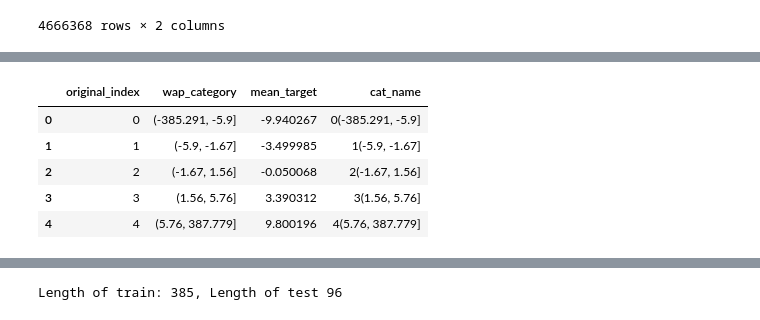
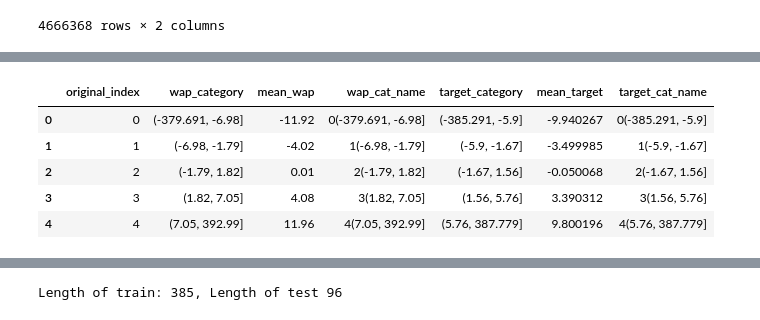
Before and after one commit to nickojelly/OptiverKaggle, a Jupyter notebook: Optiver_v0.3.5.ipynb, the cells around one changed output, grey strips where cells are left out. Drawn from its saved outputs; the diff is of its cells as text; code cells hidden in the pictures.

```diff
--- a/Optiver_v0.3.5.ipynb
+++ b/Optiver_v0.3.5.ipynb
@@ -893,3 +898,4 @@ X[["wap_category", "wap_price_t-60"]]
 # %%
-X["wap_category"] = pd.qcut(X["target"], q=5)
+X["wap_category"] = pd.qcut(X["wap_price_t-60"], q=5)
+X["target_category"] = pd.qcut(X["target"], q=5)
 # %%
@@ -906,15 +910,18 @@ tensor([0.7998, 0.7996, 0.8005, 0.7998, 0.8003], device='cuda:0',
        dtype=torch.float64)
 # %%
-means = X.groupby('wap_category')['target'].median().reset_index().reset_index(names='original_index').rename(columns={'target':'mean_target'})
-means['cat_name'] = means['original_index'].astype(str)+means['wap_category'].astype(str)
+means_target = X.groupby('target_category')['target'].median().reset_index().reset_index(names='original_index').rename(columns={'target':'mean_target'})
+means_target['target_cat_name'] = means_target['original_index'].astype(str)+means_target['target_category'].astype(str)
+means = X.groupby('wap_category')['wap_price_t-60'].median().reset_index().reset_index(names='original_index').rename(columns={'wap_price_t-60':'mean_wap'})
+means['wap_cat_name'] = means['original_index'].astype(str)+means['wap_category'].astype(str)
+means = means.merge(means_target,on='original_index')
 means
 # %% [output]
-|  | original_index | wap_category | mean_target | cat_name |
-| 0 | 0 | (-385.291, -5.9] | -9.940267 | 0(-385.291, -5.9] |
-| 1 | 1 | (-5.9, -1.67] | -3.499985 | 1(-5.9, -1.67] |
-| 2 | 2 | (-1.67, 1.56] | -0.050068 | 2(-1.67, 1.56] |
-| 3 | 3 | (1.56, 5.76] | 3.390312 | 3(1.56, 5.76] |
-| 4 | 4 | (5.76, 387.779] | 9.800196 | 4(5.76, 387.779] |
+|  | original_index | wap_category | mean_wap | wap_cat_name | target_category | mean_target | target_cat_name |
+| 0 | 0 | (-379.691, -6.98] | -11.92 | 0(-379.691, -6.98] | (-385.291, -5.9] | -9.940267 | 0(-385.291, -5.9] |
+| 1 | 1 | (-6.98, -1.79] | -4.02 | 1(-6.98, -1.79] | (-5.9, -1.67] | -3.499985 | 1(-5.9, -1.67] |
+| 2 | 2 | (-1.79, 1.82] | 0.01 | 2(-1.79, 1.82] | (-1.67, 1.56] | -0.050068 | 2(-1.67, 1.56] |
+| 3 | 3 | (1.82, 7.05] | 4.08 | 3(1.82, 7.05] | (1.56, 5.76] | 3.390312 | 3(1.56, 5.76] |
+| 4 | 4 | (7.05, 392.99] | 11.96 | 4(7.05, 392.99] | (5.76, 387.779] | 9.800196 | 4(5.76, 387.779] |
 # %%
 softmax = nn.Softmax()
 weight = torch.tensor(
```
Also changed, not shown: parts of 39 cells of this notebook, 6 other files.
